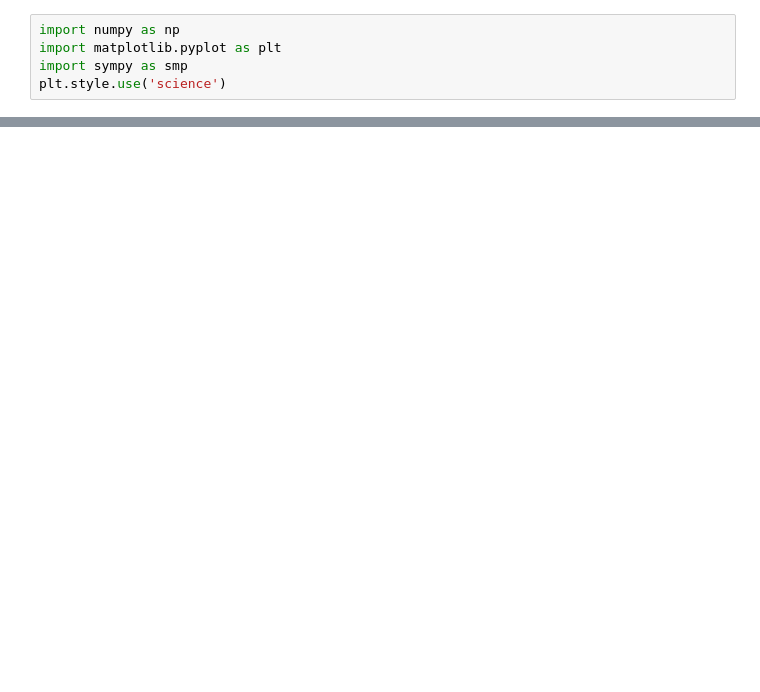
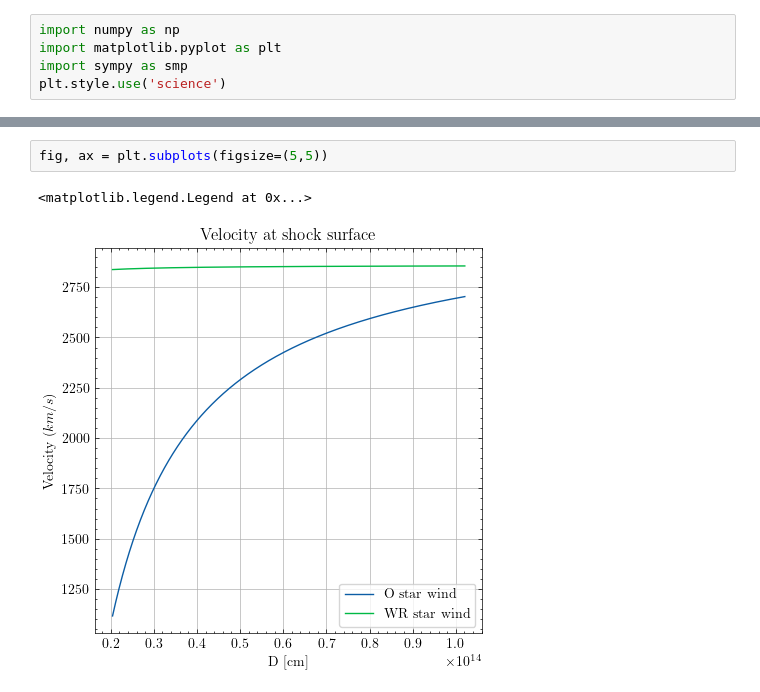
Before and after one commit to tjones8620/binary_star_scripts, a Jupyter notebook: wind_velocity.ipynb, the cells around one changed output, grey strips where cells are left out. Cells and saved outputs as stored; diff of their text form; blank space fills up the shorter version.

```diff
--- a/wind_velocity.ipynb
+++ b/wind_velocity.ipynb
@@ -155,0 +93,5 @@ $\mathrm{kAU}$
+# %%
+fig, ax = plt.subplots(figsize=(5,5))
+# %% [output]
+<matplotlib.legend.Legend at 0x...>
+[figure, added]
```
Also changed, not shown: parts of 23 cells of this notebook.
